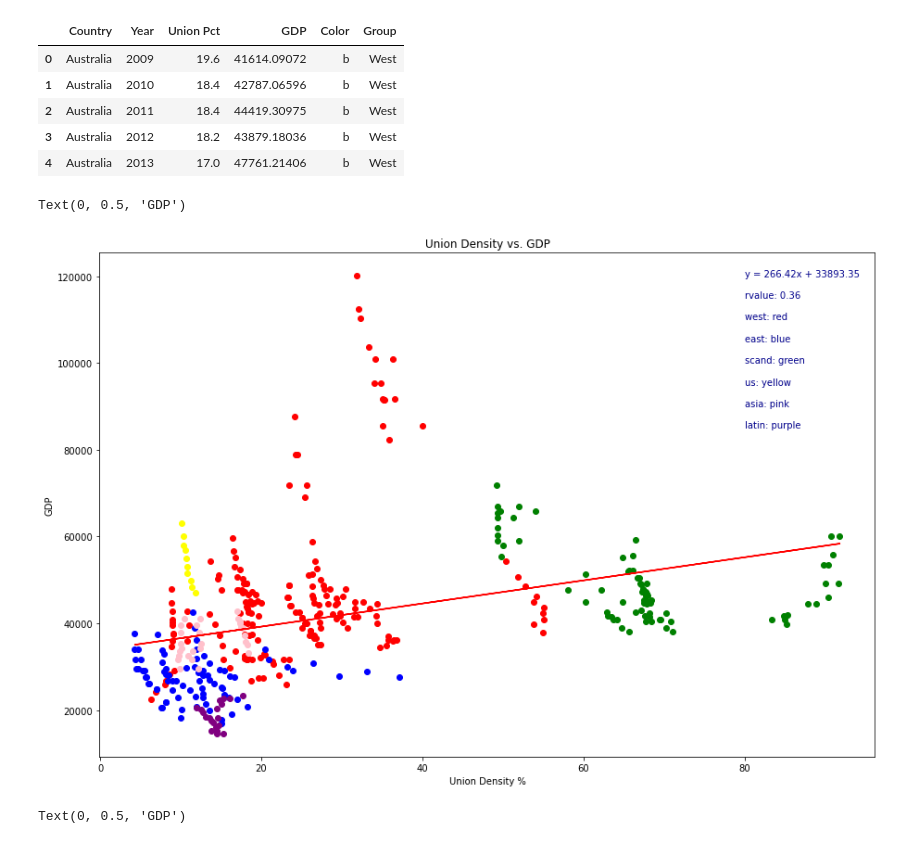
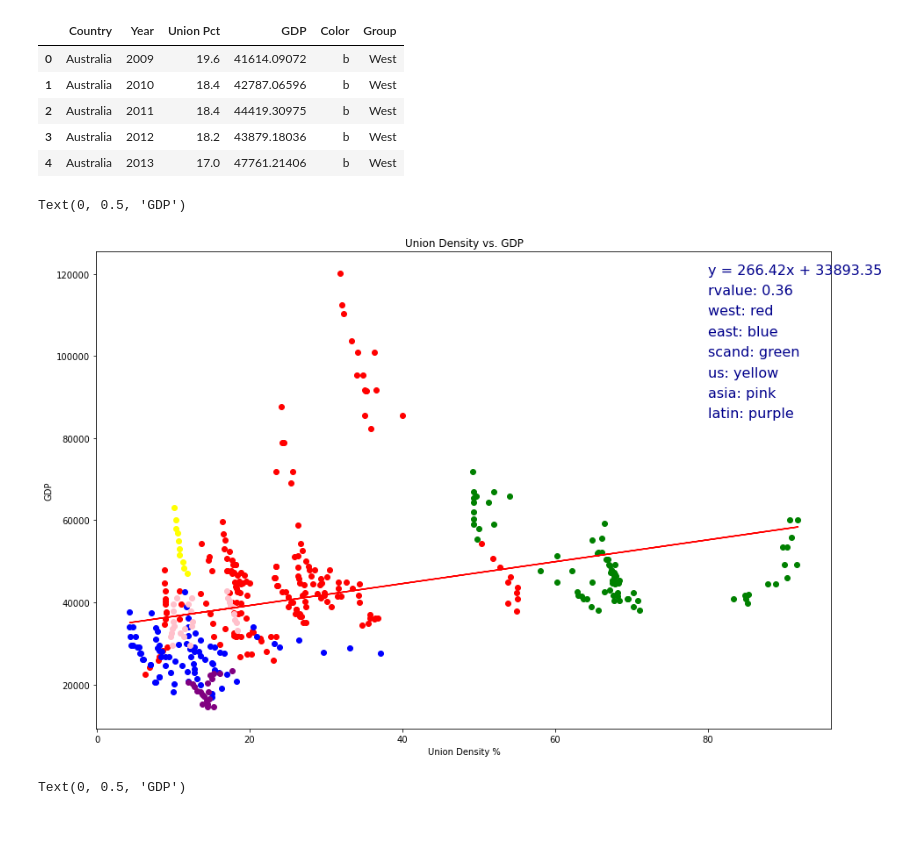
Before and after one commit to Simon-Xu-Lan/Data-Project-1-Income-Inequality, a Jupyter notebook: GDP.ipynb, the cells around one changed output. Cells and saved outputs as stored; diff of their text form; code cells hidden in the pictures.

```diff
--- a/GDP.ipynb
+++ b/GDP.ipynb
@@ -264,30 +264,30 @@ cmap = cm.get_cmap('Spectral')
 # %%
 plt.figure(figsize=(15, 10))
 i = 0
 for region in df:
     x = df[region]["df"]["Union Pct"]
     y = df[region]["df"]["GDP"]
     plt.scatter(x, y, c=df[region]["color"] )
-    plt.annotate(f"{region}: {df[region]['color']}", (80, 110000 - i*5000), fontsize=10, color="darkblue"  )
+    plt.annotate(f"{region}: {df[region]['color']}", (80, 110000 - i*5000), fontsize=16, color="darkblue"  )
     i += 1
 
 x = GDP_working_df["Union Pct"]
 y = GDP_working_df["GDP"]
 (slope, intercept, rvalue, pvalue, stderr) = st.linregress(x, y)
 regress_values = x * slope + intercept
 line_eq = f"y = {round(slope, 2)}x + {round(intercept, 2)}"
 plt.plot(x, regress_values, "r-")
 
 
-plt.annotate(line_eq, (80,120000), fontsize=10, color="darkblue")
-plt.annotate(f"rvalue: {round(rvalue,2)}", (80,115000), fontsize=10, color="darkblue")
+plt.annotate(line_eq, (80,120000), fontsize=16, color="darkblue")
+plt.annotate(f"rvalue: {round(rvalue,2)}", (80,115000), fontsize=16, color="darkblue")
 
 plt.title('Union Density vs. GDP')
 plt.xlabel('Union Density %')
 plt.ylabel ('GDP')
 # %% [output]
 Text(0, 0.5, 'GDP')
-[figure, old version]
+[figure, new version]
 # %%
 plt.title('Union Density vs. GDP')
 plt.xlabel('Union Density %')
```
Also changed, not shown: 1 other file.
